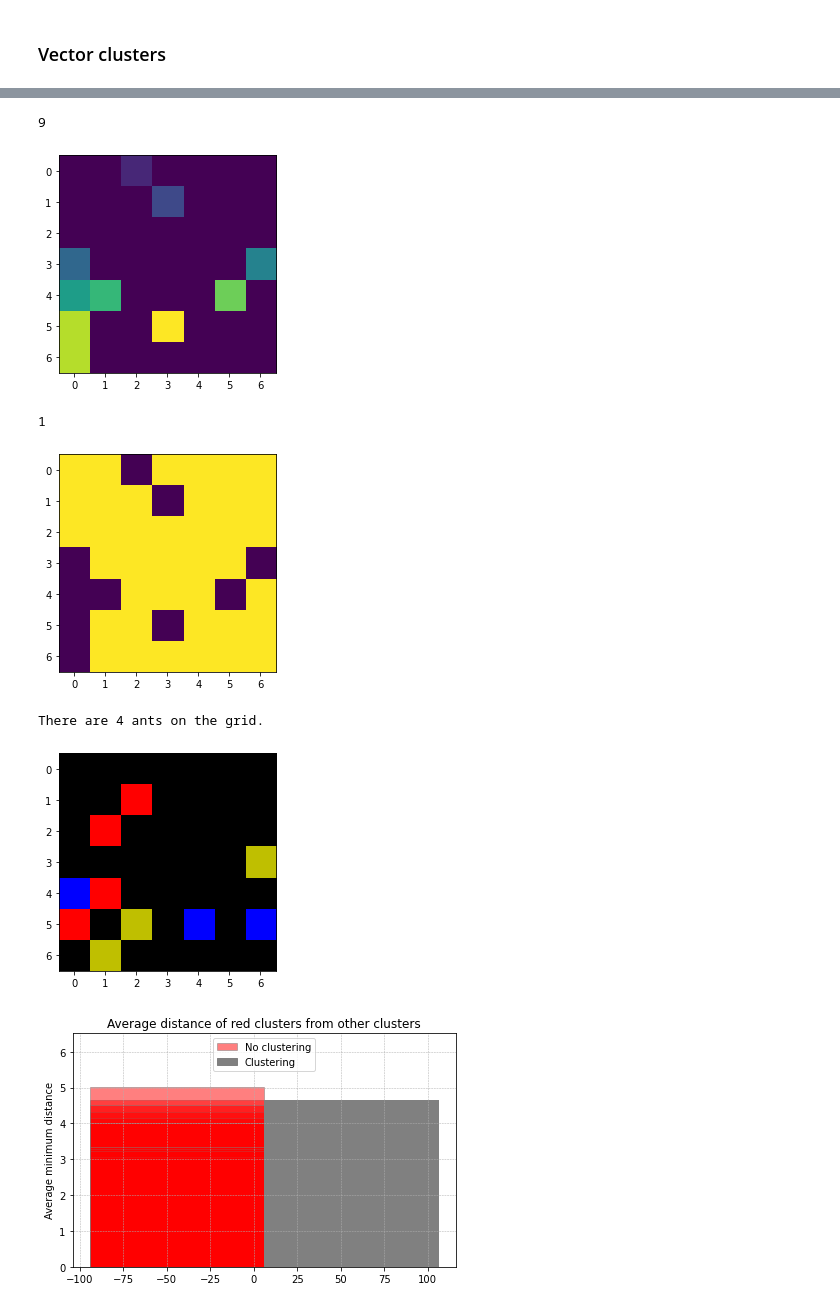
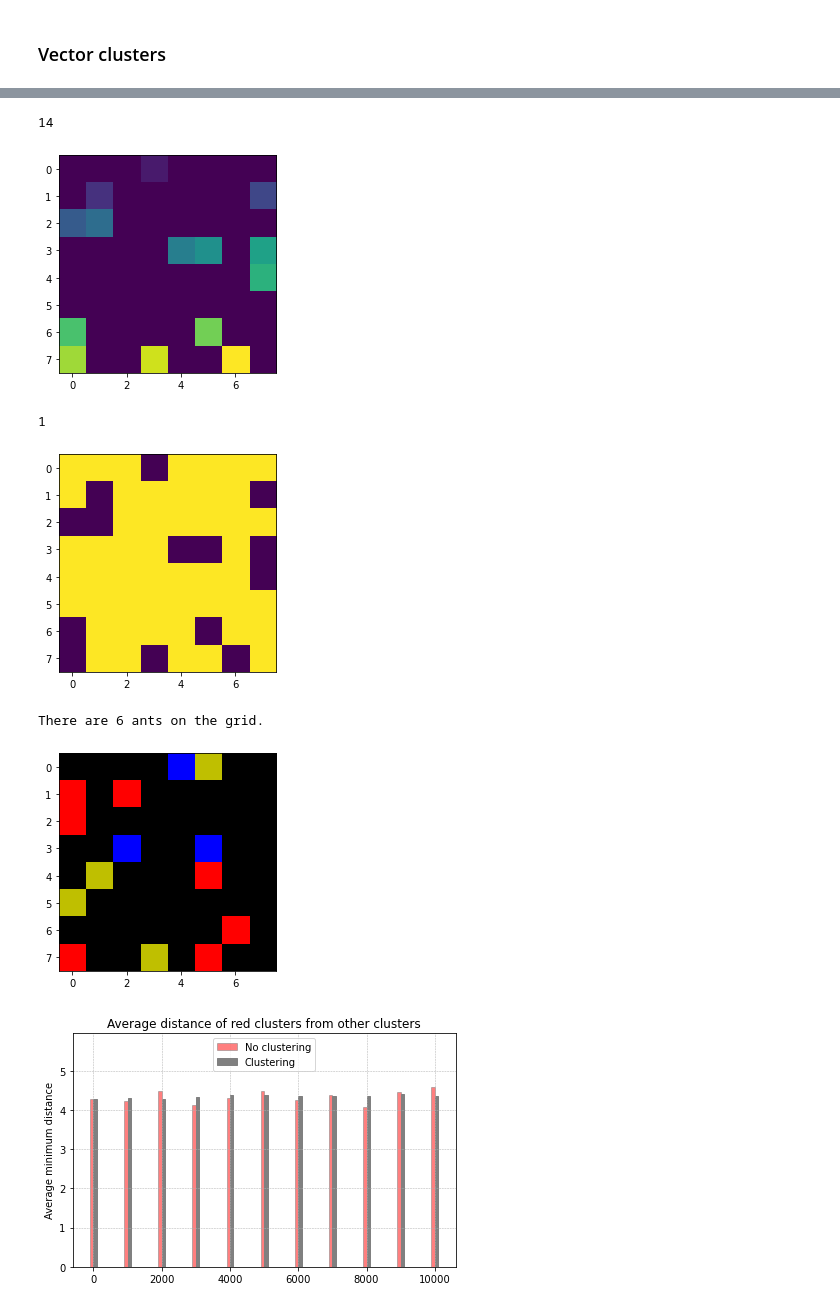
Before and after one commit to yvlaere/ant_sorting, a Jupyter notebook: ant_sorting.ipynb, the cells around one changed output, grey strips where cells are left out. Drawn from its saved outputs; the diff is of its cells as text; code cells hidden in the pictures.

Commit message:
fixed figures

```diff
--- a/ant_sorting.ipynb
+++ b/ant_sorting.ipynb
@@ -571,7 +571,7 @@ for i in range(len(grids0)):
 for i in range(len(grids1)):
     g = grids1[i]
     clusters, cluster_grid, zero_clusters, zero_cluster_grid = calculate_clusters(g)
-    D = cluster_distances(clusters)
+    D = cluster_distances(clusters, 5)
     T, av_d_r_o, av_d_r_s, av_d_a_o, av_d_a_s = type_distances(clusters, D)
     o_1.append(av_d_r_o)
     s_1.append(av_d_r_s)
@@ -703,7 +709,7 @@ def vector_local_density(x, y, object, grid, alpha, DIS):
 # %% [markdown]
 ### Simulation
 # %%
-grid_size = 7
+grid_size = 8
 ant_density = 0.1
 object_density = 0.25
 n_object_types = len(df)
@@ -903,11 +909,11 @@ plt.imshow(class_grid, cmap = matplotlib.colors.ListedColormap(['k', 'r', 'y', '
 # %%
 len(clusters)
 # %% [output]
-9
+14
 # %%
 plt.imshow(cluster_grid);
 # %% [output]
-[figure, old version]
+[figure, new version]
 # %%
 len(zero_clusters)
 # %% [output]
@@ -915,7 +921,7 @@ len(zero_clusters)
 # %%
 plt.imshow(zero_cluster_grid);
 # %% [output]
-[figure, old version]
+[figure, new version]
 # %%
 def vector_Von_Neumann_drop(ant, grid, alpha, DIS):
     """Von Neumann drop method to drop clusters of vectors"""
@@ -1088,7 +1094,7 @@ def run_vector_cluster_simulation(original_grid, ants, t_total, k1, k2, alpha, D
 ants = initiate_ants(grid_size, ant_density)
 grid, grids3 = run_vector_cluster_simulation(original_grid, ants, t_total, k1, k2, alpha, DIS)
 # %% [output]
-There are 4 ants on the grid.
+There are 6 ants on the grid.
 # %%
 class_grid = np.zeros((grid_size, grid_size), dtype=int)
 for x in range(grid_size):
@@ -1098,7 +1104,7 @@ for x in range(grid_size):
 
 plt.imshow(class_grid, cmap = matplotlib.colors.ListedColormap(['k', 'r', 'y', 'b']));
 # %% [output]
-[figure, old version]
+[figure, new version]
 # %%
 # making data for figures
 x = [i*1000 for i in range(len(grids2))]
@@ -1118,6 +1124,9 @@ for i in range(len(grids2)):
             if g[x, y] != 0:
                 class_g[x, y] = classes[g[x, y] - 1] + 1
     clusters, cluster_grid, zero_clusters, zero_cluster_grid = calculate_clusters(g)
+    cluster_classes = [classes[cluster.objects[0] - 1] + 1 for cluster in clusters]
+    for i in range(len(clusters)):
+        clusters[i].objects[0] = cluster_classes[i]
     D = cluster_distances(clusters)
     T, av_d_r_o, av_d_r_s, av_d_a_o, av_d_a_s = type_distances(clusters, D)
     o_2.append(av_d_r_o)
@@ -1133,30 +1142,32 @@ for i in range(len(grids3)):
             if g[x, y] != 0:
                 class_g[x, y] = classes[g[x, y] - 1] + 1
     clusters, cluster_grid, zero_clusters, zero_cluster_grid = calculate_clusters(g)
+    cluster_classes = [classes[cluster.objects[0] - 1] + 1 for cluster in clusters]
+    for i in range(len(clusters)):
+        clusters[i].objects[0] = cluster_classes[i]
     D = cluster_distances(clusters)
     T, av_d_r_o, av_d_r_s, av_d_a_o, av_d_a_s = type_distances(clusters, D)
     o_3.append(av_d_r_o)
     s_3.append(av_d_r_s)
 # %%
 # the distance between red clusters and other clusters
-x = np.array(x)
 
 width = 100
 fig, ax = plt.subplots()
 
-rects1 = ax.bar(x - width/2, o_2, width, label = "No clustering", color = 'red', alpha = 0.5, edgecolor = 'gray')
-rects2 = ax.bar(x + width/2, o_3, width, label = "Clustering", color = 'gray', edgecolor = 'gray')
+rects1 = ax.bar(np.array([i*1000 for i in range(len(grids2))]) - width/2, o_2, width, label = "No clustering", color = 'red', alpha = 0.5, edgecolor = 'gray')
+rects2 = ax.bar(np.array([i*1000 for i in range(len(grids2))]) + width/2, o_3, width, label = "Clustering", color = 'gray', edgecolor = 'gray')
 
 ax.set_ylabel('Average minimum distance')
 ax.set_title('Average distance of red clusters from other clusters')
 ax.legend(loc = 'upper center')
 ax.grid(visible = True, linestyle = '--', linewidth=0.5)
-ax.set_ylim(top = max(max(o_0), max(o_1))*1.3)
+ax.set_ylim(top = max(max(o_2), max(o_3))*1.3)
 
 fig.tight_layout()
 plt.show()
 # %% [output]
-[figure, old version]
+[figure, new version]
 # %%
 # the distance between red clusters over time
 x = np.array(x)
```
Also changed, not shown: parts of 9 cells of this notebook.
